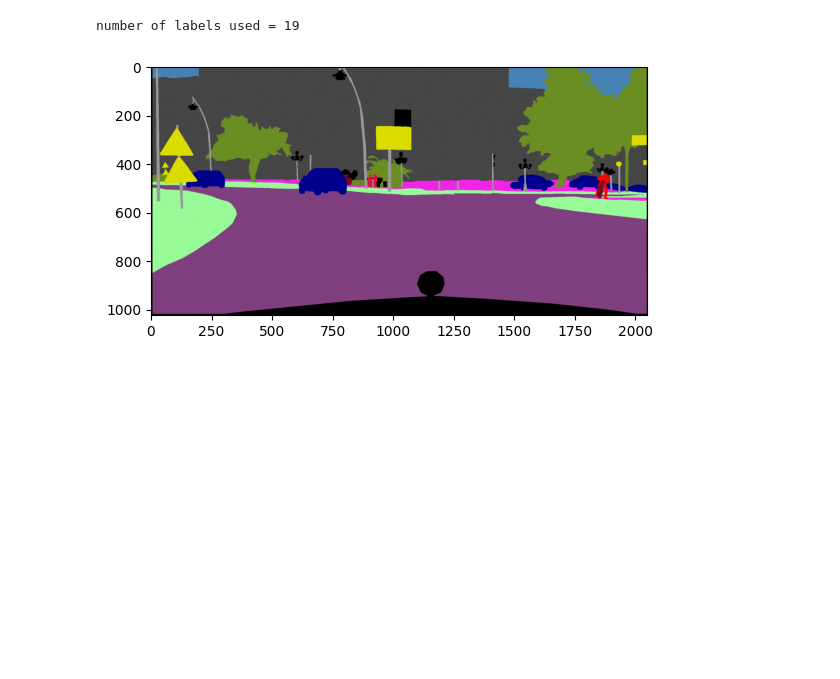
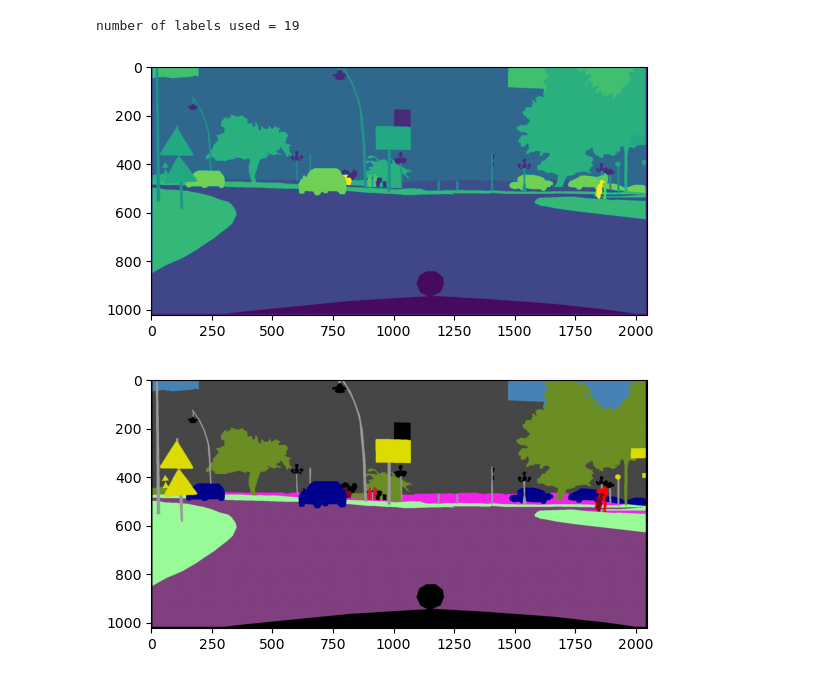
Before and after one commit to severinlindenmann/segmentation-of-streets-and-cars, a Jupyter notebook: train/train_segnet.ipynb, the cells around one changed output. Cells and saved outputs as stored; diff of their text form; code cells hidden in the pictures; blank space fills up the shorter version.

```diff
--- a/train/train_segnet.ipynb
+++ b/train/train_segnet.ipynb
@@ -120,30 +118,24 @@ labels = [
 # %%
 # labels that will be used has ignoreinEval == False
 labels_used = []
 ids = []
 for i in range(len(labels)):
-    # if labels[i].name == 'unlabeled':
-    #   labels_used.append(labels[i])
     if(labels[i].ignoreInEval == False):
       labels_used.append(labels[i])
       ids.append(labels[i].id)
 print("number of labels used = " + format(len(labels_used )))
 
+label_in = cv2.imread(train_labels[0])[:,:,0]#visualize a sample label
+plt.imshow(label_in)
+plt.show()
 
-
-#def input_labels(train_labels):
-
-label_in = cv2.imread(train_labels[0])[:,:,0]#visualize a sample label
-
-  #return label_in
-
-
-  #create a dictionary with label_id as key & train_id as value
+# create a dictionary with label_id as key & train_id as value
 label_dic = {}
 for i in range(len(labels)-1):
   label_dic[labels[i].id] = labels[i].trainId
 # %% [output]
 number of labels used = 19
+[figure, added]
 # %%
 #function to convert labelids to trainids
 def createtrainID(label_in ,label_dic):
```
Also changed, not shown: parts of 29 cells of this notebook.
